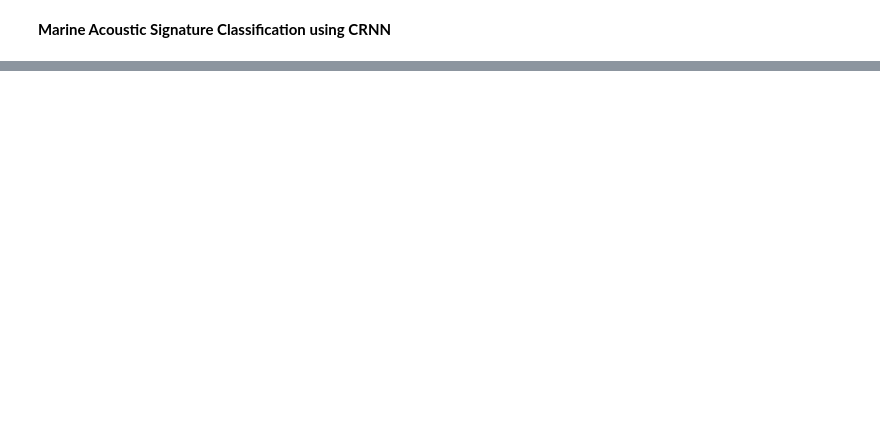
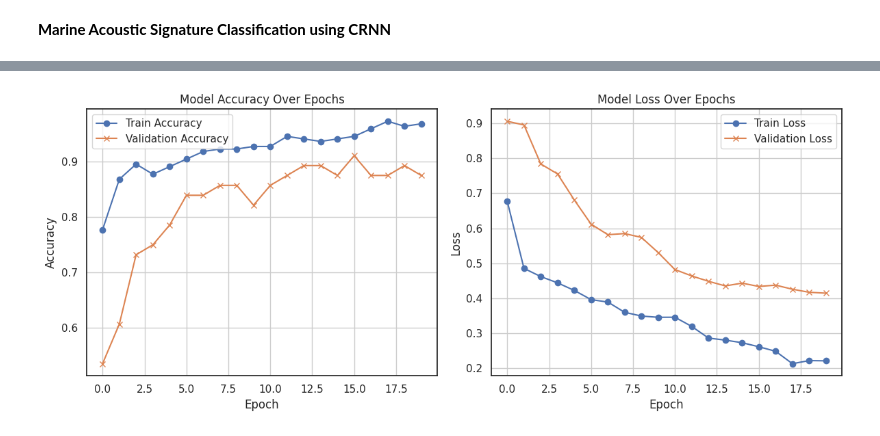
Before and after one commit to ArshiaSingh05/Platform-Identification-System-using-Acoustic-Signature, a Jupyter notebook: DRDO_Project.ipynb, the cells around one changed output, grey strips where cells are left out. Saved outputs shown, nothing was run; the diff lists cells and outputs as text; code cells hidden in the pictures; blank space fills up the shorter version.

```diff
--- a/DRDO_Project.ipynb
+++ b/DRDO_Project.ipynb
@@ -532,0 +560,29 @@ I am 98.99% sure this is the sound of a 'dolphins'.
+# %%
+import matplotlib.pyplot as plt
+
+# Plot Accuracy
+plt.figure(figsize=(12, 5))
+
+plt.subplot(1, 2, 1)
+plt.plot(history.history['accuracy'], label='Train Accuracy', marker='o')
+plt.plot(history.history['val_accuracy'], label='Validation Accuracy', marker='x')
+plt.title('Model Accuracy Over Epochs')
+plt.xlabel('Epoch')
+plt.ylabel('Accuracy')
+plt.legend()
+plt.grid(True)
+
+# Plot Loss
+plt.subplot(1, 2, 2)
+plt.plot(history.history['loss'], label='Train Loss', marker='o')
+plt.plot(history.history['val_loss'], label='Validation Loss', marker='x')
+plt.title('Model Loss Over Epochs')
+plt.xlabel('Epoch')
+plt.ylabel('Loss')
+plt.legend()
+plt.grid(True)
+
+plt.tight_layout()
+plt.show()
+# %% [output]
+[figure, added]
```
Also changed, not shown: parts of 19 cells of this notebook.
